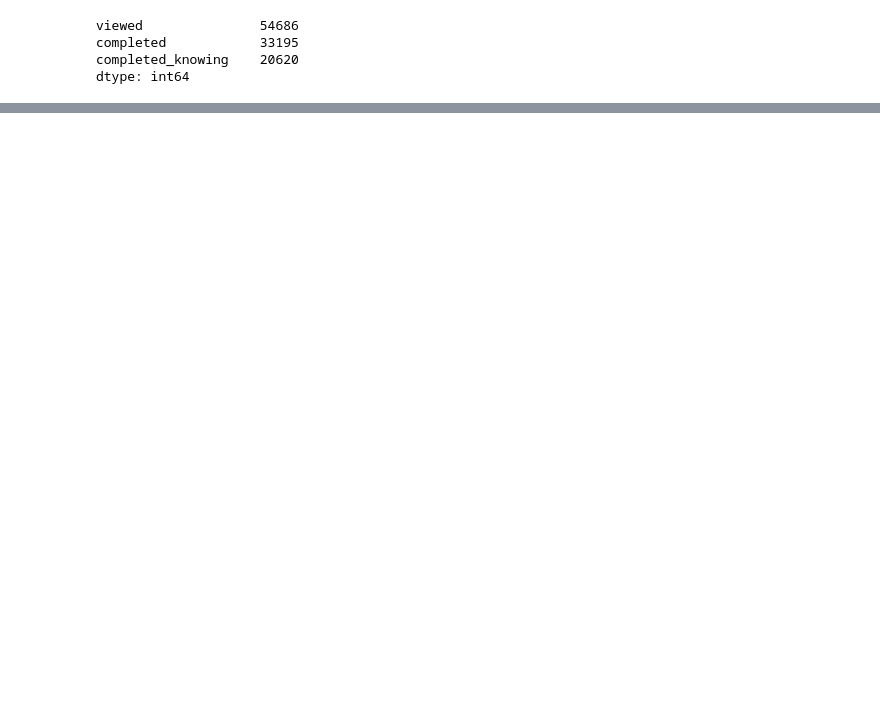
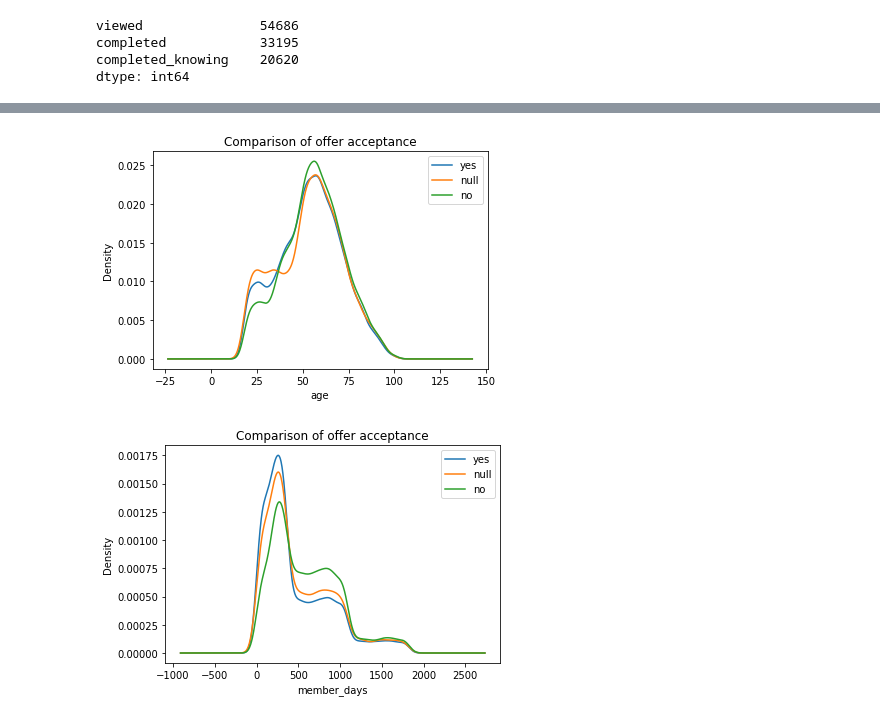
Before and after one commit to Sawy89/dsnd_starbucks_capstone, a Jupyter notebook: Starbucks_Capstone_notebook.ipynb, the cells around one changed output, grey strips where cells are left out. Cells and saved outputs as stored; diff of their text form; code cells hidden in the pictures; blank space fills up the shorter version.

Commit message:
Init statistical analysis: hist
ksdensity of profile distribution for offe/person that accept or not offers

```diff
--- a/Starbucks_Capstone_notebook.ipynb
+++ b/Starbucks_Capstone_notebook.ipynb
@@ -398,0 +411,16 @@ The shape after profile merge is: (63288, 17)
+# %%
+def plot_hist_offer_completed(col):
+    plt.figure()
+    offer_bool_all.loc[offer_bool_all['working']==False,col].plot.density(label='yes')
+    offer_bool_all.loc[pd.isnull(offer_bool_all['working']),col].plot.density(label='null')
+    offer_bool_all.loc[offer_bool_all['working']==True,col].plot.density(label='no')
+
+    plt.title('Comparison of offer acceptance')
+    plt.xlabel(col)
+    plt.legend()
+# %%
+plot_hist_offer_completed('age')
+plot_hist_offer_completed('member_days')
+# %% [output]
+[figure, added]
+[figure, added]
```
Also changed, not shown: parts of 4 cells of this notebook.
